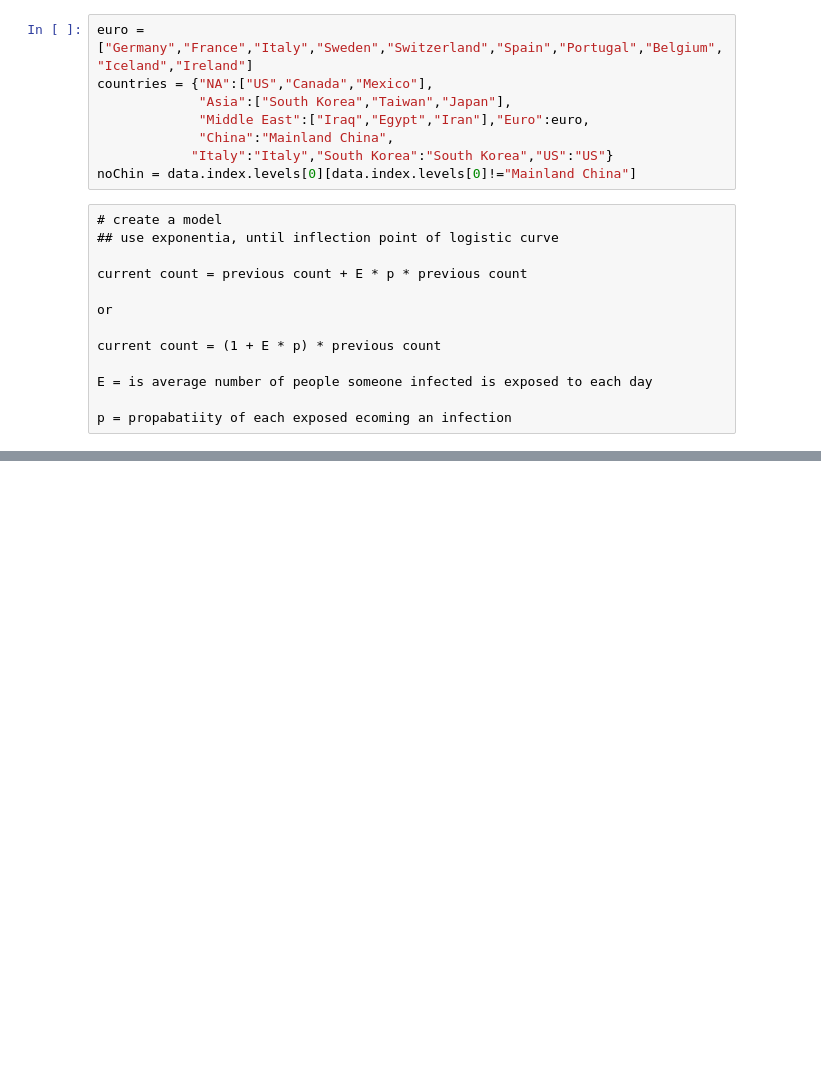
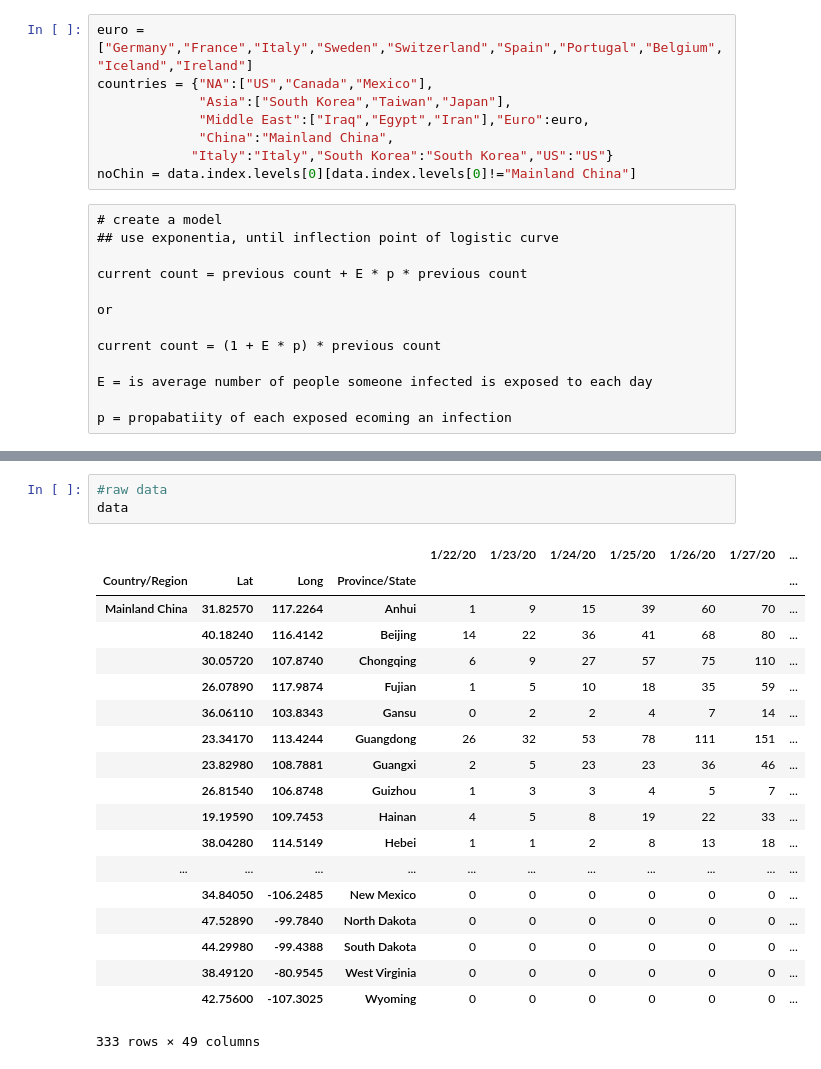
Before and after one commit to raysalem/sars-cov-19, a Jupyter notebook: cov-19.ipynb, the cells around one changed output, grey strips where cells are left out. Saved outputs shown, nothing was run; the diff lists cells and outputs as text; blank space fills up the shorter version.

```diff
--- a/cov-19.ipynb
+++ b/cov-19.ipynb
@@ -114,0 +145,23 @@ plt.title("new cases vs time");
+# %%
+#raw data
+data
+# %% [output]
+|  |  |  |  | 1/22/20 | 1/23/20 | 1/24/20 | 1/25/20 | 1/26/20 | 1/27/20 | ... |
+| Country/Region | Lat | Long | Province/State |  |  |  |  |  |  | ... |
+| Mainland China | 31.82570 | 117.2264 | Anhui | 1 | 9 | 15 | 39 | 60 | 70 | ... |
+|  | 40.18240 | 116.4142 | Beijing | 14 | 22 | 36 | 41 | 68 | 80 | ... |
+|  | 30.05720 | 107.8740 | Chongqing | 6 | 9 | 27 | 57 | 75 | 110 | ... |
+|  | 26.07890 | 117.9874 | Fujian | 1 | 5 | 10 | 18 | 35 | 59 | ... |
+|  | 36.06110 | 103.8343 | Gansu | 0 | 2 | 2 | 4 | 7 | 14 | ... |
+|  | 23.34170 | 113.4244 | Guangdong | 26 | 32 | 53 | 78 | 111 | 151 | ... |
+|  | 23.82980 | 108.7881 | Guangxi | 2 | 5 | 23 | 23 | 36 | 46 | ... |
+|  | 26.81540 | 106.8748 | Guizhou | 1 | 3 | 3 | 4 | 5 | 7 | ... |
+|  | 19.19590 | 109.7453 | Hainan | 4 | 5 | 8 | 19 | 22 | 33 | ... |
+|  | 38.04280 | 114.5149 | Hebei | 1 | 1 | 2 | 8 | 13 | 18 | ... |
+| ... | ... | ... | ... | ... | ... | ... | ... | ... | ... | ... |
+|  | 34.84050 | -106.2485 | New Mexico | 0 | 0 | 0 | 0 | 0 | 0 | ... |
+|  | 47.52890 | -99.7840 | North Dakota | 0 | 0 | 0 | 0 | 0 | 0 | ... |
+|  | 44.29980 | -99.4388 | South Dakota | 0 | 0 | 0 | 0 | 0 | 0 | ... |
+|  | 38.49120 | -80.9545 | West Virginia | 0 | 0 | 0 | 0 | 0 | 0 | ... |
+|  | 42.75600 | -107.3025 | Wyoming | 0 | 0 | 0 | 0 | 0 | 0 | ... |
+333 rows × 49 columns
```
Also changed, not shown: parts of 5 cells of this notebook.
